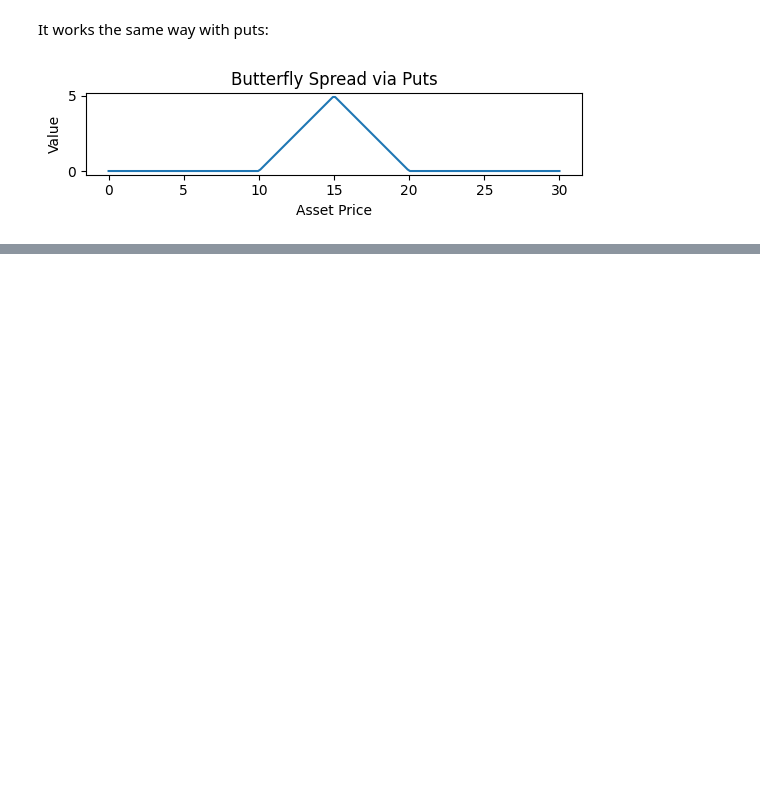
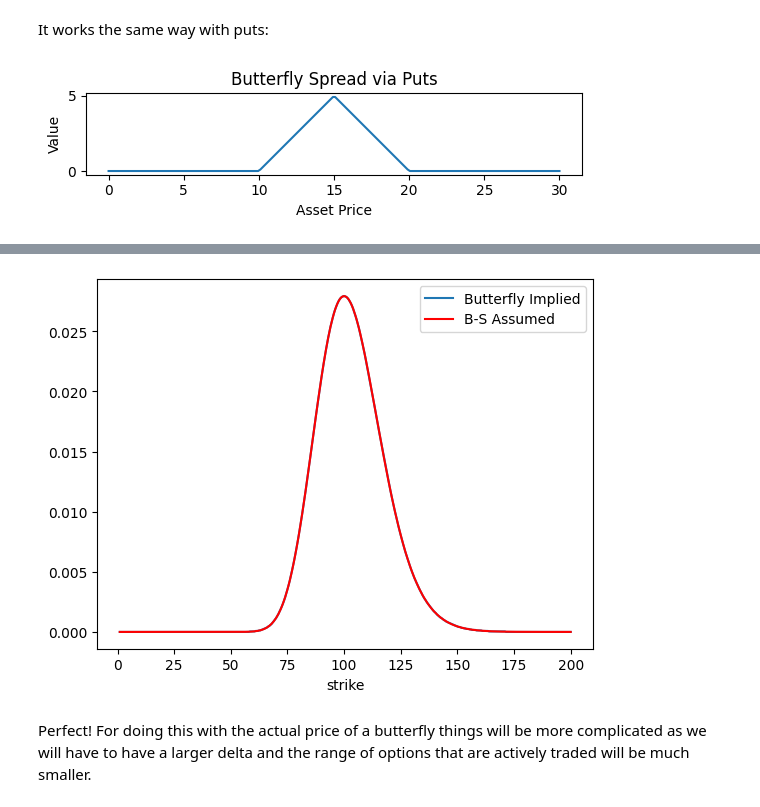
Before and after one commit to hdaniel17/options, a Jupyter notebook: implied-probability.ipynb, the cells around one changed output, grey strips where cells are left out. Cells and saved outputs as stored; diff of their text form; code cells hidden in the pictures; blank space fills up the shorter version.

```diff
--- a/implied-probability.ipynb
+++ b/implied-probability.ipynb
@@ -78,0 +148,12 @@ If we repeat this process for a bunch of overlapping butterflies, we can find th
+# %%
+x = np.linspace(K_start, K_stop, int((K_stop - K_start)/delta) + 1)
+mu = np.log(S0) + (r - ((sigma**2)/2)) * T
+log_sigma = np.sqrt(T) * sigma
+p = lognorm.pdf(x = x, scale = np.exp(mu), s = log_sigma)
+prob_df.plot('strike', 'probability')
+plt.plot(x, p, 'r')
+plt.legend(['Butterfly Implied', 'B-S Assumed']);
+# %% [output]
+[figure, added]
+# %% [markdown]
+Perfect! For doing this with the actual price of a butterfly things will be more complicated as we will have to have a larger delta and the range of options that are actively traded will be much smaller.
```
Also changed, not shown: parts of 9 cells of this notebook.
